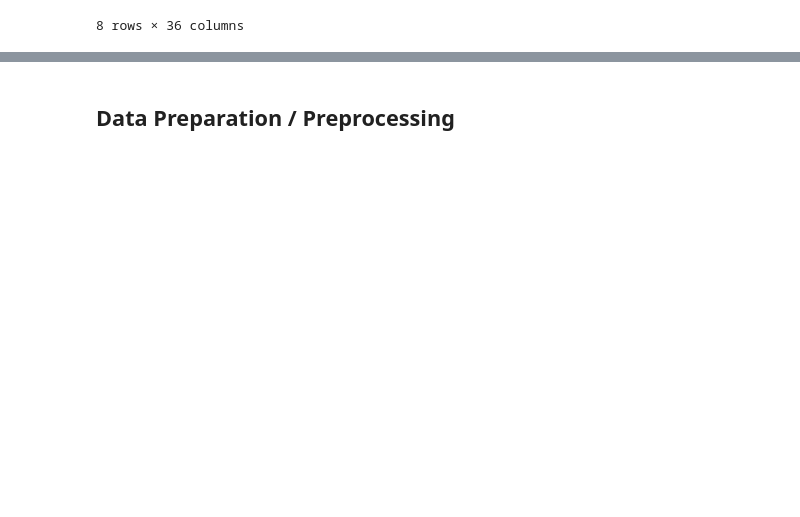
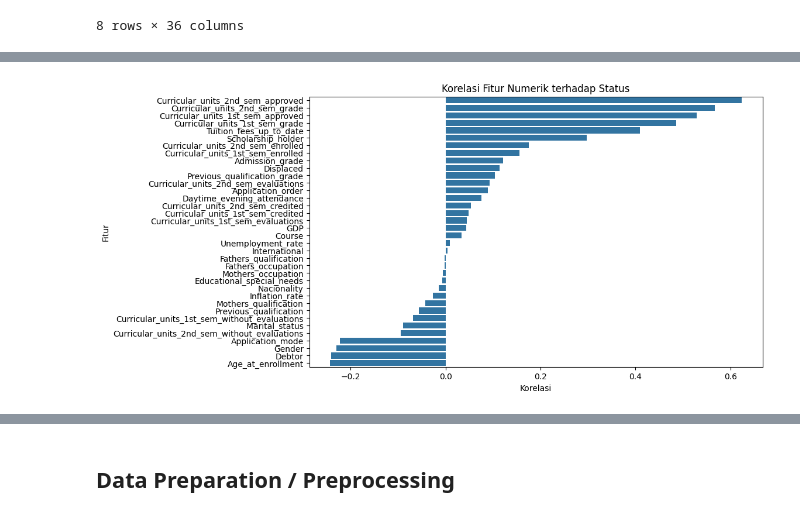
Before and after one commit to HandiSutriyan/Student-Dropout-Dashboard, a Jupyter notebook: notebook.ipynb, the cells around one changed output, grey strips where cells are left out. Saved outputs shown, nothing was run; the diff lists cells and outputs as text; code cells hidden in the pictures; blank space fills up the shorter version.

```diff
--- a/notebook.ipynb
+++ b/notebook.ipynb
@@ -82,0 +152,5 @@ raw_df.describe()
+# %%
+status_corr = corr_df['Status_encoded'].drop('Status_encoded')
+sorted_corr = status_corr.sort_values(ascending=False)
+print("Peringkat Korelasi Variabel Numerik terhadap Tingkat Attrition")
+sorted_corr
@@ -82,0 +182,9 @@ raw_df.describe()
+# %%
+plt.figure(figsize=(10,6))
+sns.barplot(x=sorted_corr.values, y=sorted_corr.index)
+plt.title("Korelasi Fitur Numerik terhadap Status")
+plt.xlabel("Korelasi")
+plt.ylabel("Fitur")
+plt.show()
+# %% [output]
+[figure, added]
```
Also changed, not shown: parts of 44 cells of this notebook, 6 other files.
